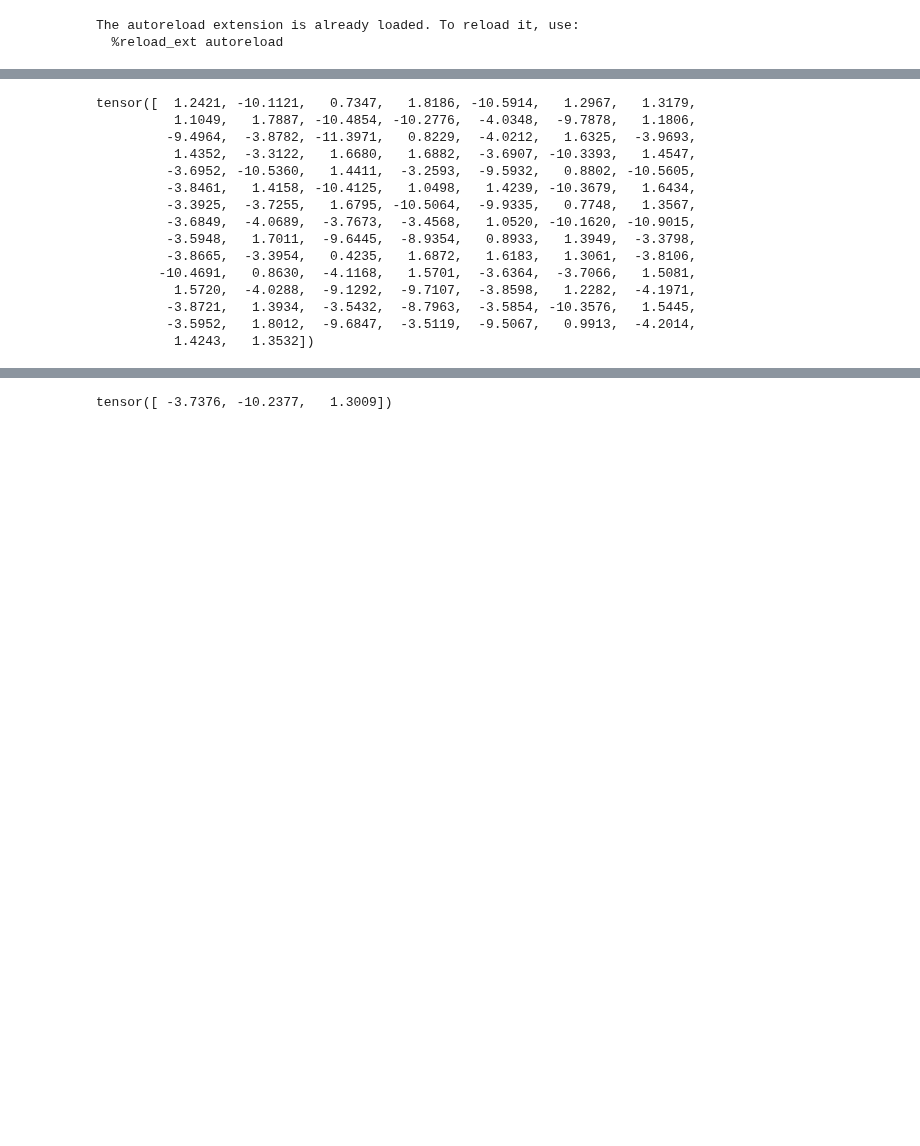
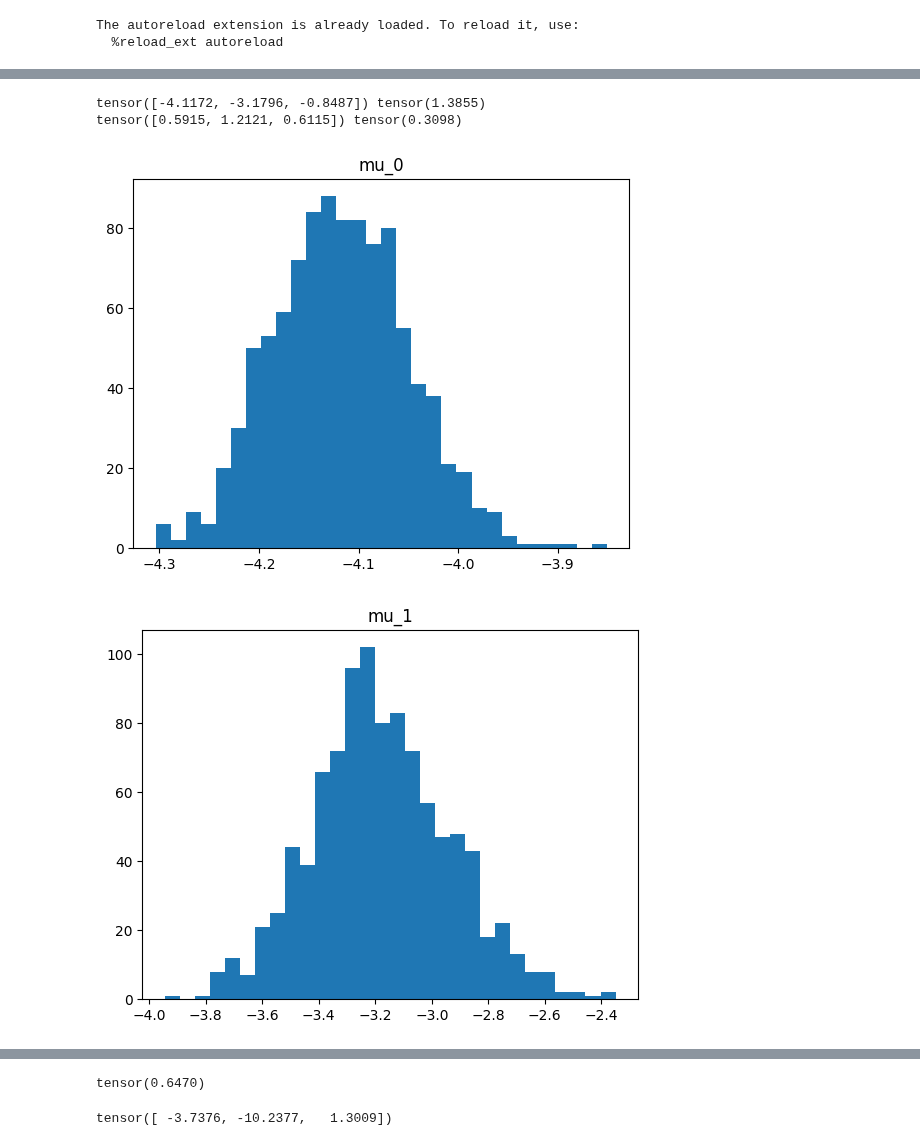
Before and after one commit to ArikReuter/ICL_for_Full_Bayesian_Inference, a Jupyter notebook: LatentFactorModels/GenerativeModels/Test_Pprogram.ipynb, the cells around one changed output, grey strips where cells are left out. Saved outputs shown, nothing was run; the diff lists cells and outputs as text; code cells hidden in the pictures; blank space fills up the shorter version.

```diff
--- a/LatentFactorModels/GenerativeModels/Test_Pprogram.ipynb
+++ b/LatentFactorModels/GenerativeModels/Test_Pprogram.ipynb
@@ -65,10 +64,10 @@ models = make_default_list_comparison(pprogram= pprogram_return_only_x, n_sample
 
 model_list = {
         #"hmc_sampler": models[0],
-        #"vi_diag": models[1],
+        "vi_diag": models[1],
         "vi_multivariate_normal": models[2],
-        #"vi_laplace": models[3],
-        #"vi_autoIAF": models[4],
+        "vi_laplace": models[3],
+        "vi_autoIAF": models[4],
         "vi_autostrucured": models[5],
 }
 # %%
@@ -86,18 +88,23 @@ r["mu"], r["sigma_squared"]
-# %%
-x
-# %% [output]
-tensor([  1.2421, -10.1121,   0.7347,   1.8186, -10.5914,   1.2967,   1.3179,
-          1.1049,   1.7887, -10.4854, -10.2776,  -4.0348,  -9.7878,   1.1806,
-         -9.4964,  -3.8782, -11.3971,   0.8229,  -4.0212,   1.6325,  -3.9693,
-          1.4352,  -3.3122,   1.6680,   1.6882,  -3.6907, -10.3393,   1.4547,
-         -3.6952, -10.5360,   1.4411,  -3.2593,  -9.5932,   0.8802, -10.5605,
-         -3.8461,   1.4158, -10.4125,   1.0498,   1.4239, -10.3679,   1.6434,
-         -3.3925,  -3.7255,   1.6795, -10.5064,  -9.9335,   0.7748,   1.3567,
-         -3.6849,  -4.0689,  -3.7673,  -3.4568,   1.0520, -10.1620, -10.9015,
-         -3.5948,   1.7011,  -9.6445,  -8.9354,   0.8933,   1.3949,  -3.3798,
-         -3.8665,  -3.3954,   0.4235,   1.6872,   1.6183,   1.3061,  -3.8106,
-        -10.4691,   0.8630,  -4.1168,   1.5701,  -3.6364,  -3.7066,   1.5081,
-          1.5720,  -4.0288,  -9.1292,  -9.7107,  -3.8598,   1.2282,  -4.1971,
-         -3.8721,   1.3934,  -3.5432,  -8.7963,  -3.5854, -10.3576,   1.5445,
-         -3.5952,   1.8012,  -9.6847,  -3.5119,  -9.5067,   0.9913,  -4.2014,
-          1.4243,   1.3532])
+# %%
+c_model = "vi_multivariate_normal"
+samples_mu = samples_per_model[c_model]["mu"]
+samples_sigma = samples_per_model[c_model]["sigma_squared"]
+
+print(samples_mu.mean(dim = 0), samples_mu.std())
+print(samples_sigma.mean(dim = 0), samples_sigma.std())
+
+
+for dim in range(3):
+    plt.figure()
+    plt.hist(samples_per_model[c_model]["mu"][:,dim], bins = 30)
+    plt.title(f"mu_{dim}")
+
+for dim in range(3):
+    plt.figure()
+    plt.hist(samples_per_model[c_model]["sigma_squared"][:,dim], bins = 30)
+    plt.title(f"sigma_{dim}")
+# %% [output]
+tensor([-4.1172, -3.1796, -0.8487]) tensor(1.3855)
+tensor([0.5915, 1.2121, 0.6115]) tensor(0.3098)
+[figure, added]
+[figure, added]
@@ -104,3 +115,7 @@ tensor([  1.2421, -10.1121,   0.7347,   1.8186, -10.5914,   1.2967,   1.3179,
+# %%
+samples_per_model["vi_multivariate_normal"]["sigma_squared"].median()
+# %% [output]
+tensor(0.6470)
 # %%
 model = Hamiltionian_MC(
     pprogram=pprogram_return_only_x,
```
Also changed, not shown: parts of 11 cells of this notebook, 4 other files.
